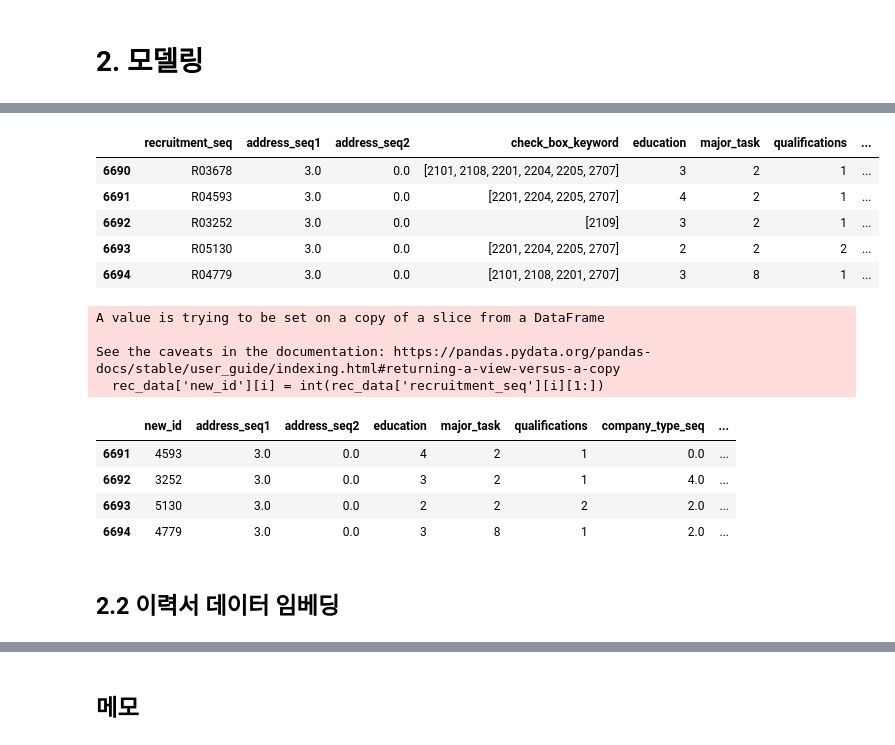
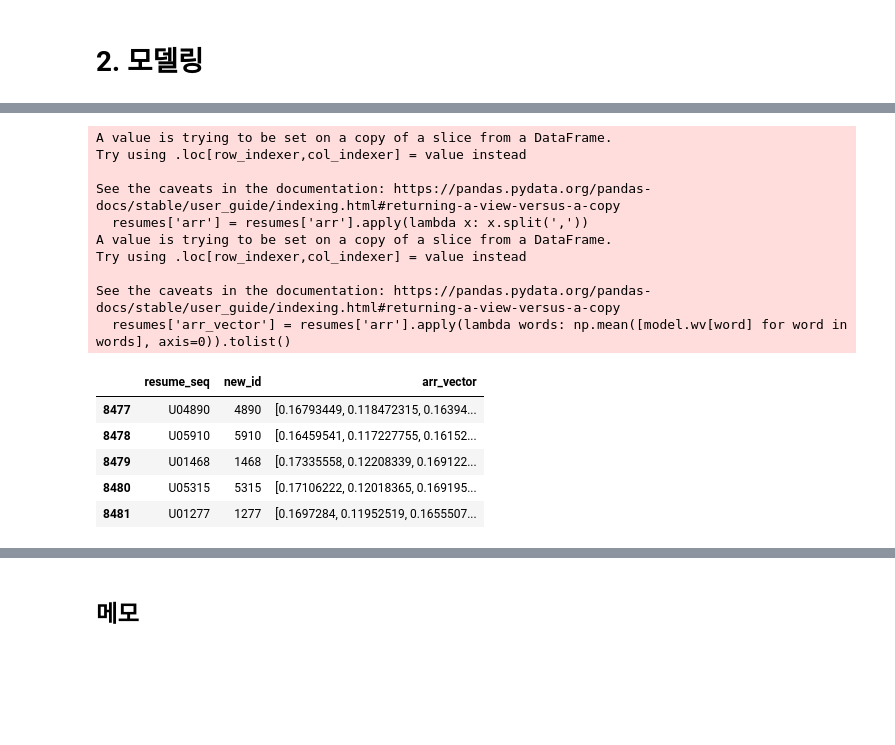
Before and after one commit to Kim-SeongSu/Dacon_Kookmin_University, a Jupyter notebook: kookmin_ai.ipynb, the cells around one changed output, grey strips where cells are left out. Saved outputs shown, nothing was run; the diff lists cells and outputs as text; code cells hidden in the pictures; blank space fills up the shorter version.

Commit message:
Update: modeling test complete
모델링 테스트 완료
- 이력서 전체 컬럼 코사인 유사도 + Nearest Neighbors 모델 ver.

```diff
--- a/kookmin_ai.ipynb
+++ b/kookmin_ai.ipynb
@@ -940,0 +866,14 @@ rec_data.tail(5)
+# %%
+# 이력서 새로운 id 부여
+resumes = res_data[['resume_seq']]
+
+resumes['new_id'] = 0
+for i in range(len(resumes)):
+    resumes['new_id'][i] = int(res_data['resume_seq'][i][1:])
+
+# 모든 데이터를 합친 문자열 데이터 입력
+resumes['arr'] = ''
+for i in range(len(res_data)):
+    resumes['arr'][i] = ', '.join(str(i) for i in res_data.loc[i][1:].tolist())
+
+resumes.tail(5)
@@ -941,41 +905,28 @@ rec_data.tail(5)
 # %%
-from gensim.models import Word2Vec
+# 문자열에 대한 벡터표현 생성
+resumes['arr'] = resumes['arr'].apply(lambda x: x.split(','))
+model = Word2Vec(resumes['arr'], vector_size=500, window=5, min_count=1, sg=0)
+resumes['arr_vector'] = resumes['arr'].apply(lambda words: np.mean([model.wv[word] for word in words], axis=0)).tolist()
 
-# 텍스트 데이터를 단어로 분할
-rec_data['check_box_keyword'] = rec_data['check_box_keyword'].apply(lambda x: x.split(';'))
+# language_score 컬럼 제거
+resumes = resumes.drop(['arr'], axis='columns')
 
-# Word2Vec 모델 학습
-model = Word2Vec(rec_data['check_box_keyword'], vector_size=100, window=5, min_count=1, sg=0)
-
-# 각 채용공고에 대한 벡터 표현 생성
-rec_data['check_box_keyword_vector'] = rec_data['check_box_keyword'].apply(lambda words: np.mean([model.wv[word] for word in words], axis=0))
-rec_data.tail(5)
+# 확인
+resumes.tail(5)
 # %% [output]
+A value is trying to be set on a copy of a slice from a DataFrame.
+Try using .loc[row_indexer,col_indexer] = value instead
+
+See the caveats in the documentation: https://pandas.pydata.org/pandas-docs/stable/user_guide/indexing.html#returning-a-view-versus-a-copy
+  resumes['arr'] = resumes['arr'].apply(lambda x: x.split(','))
+A value is trying to be set on a copy of a slice from a DataFrame.
+Try using .loc[row_indexer,col_indexer] = value instead
+
+See the caveats in the documentation: https://pandas.pydata.org/pandas-docs/stable/user_guide/indexing.html#returning-a-view-versus-a-copy
+  resumes['arr_vector'] = resumes['arr'].apply(lambda words: np.mean([model.wv[word] for word in words], axis=0)).tolist()
-|  | recruitment_seq | address_seq1 | address_seq2 | check_box_keyword | education | major_task | qualifications | ... |
-| 6690 | R03678 | 3.0 | 0.0 | [2101, 2108, 2201, 2204, 2205, 2707] | 3 | 2 | 1 | ... |
-| 6691 | R04593 | 3.0 | 0.0 | [2201, 2204, 2205, 2707] | 4 | 2 | 1 | ... |
-| 6692 | R03252 | 3.0 | 0.0 | [2109] | 3 | 2 | 1 | ... |
-| 6693 | R05130 | 3.0 | 0.0 | [2201, 2204, 2205, 2707] | 2 | 2 | 2 | ... |
-| 6694 | R04779 | 3.0 | 0.0 | [2101, 2108, 2201, 2707] | 3 | 8 | 1 | ... |
+|  | resume_seq | new_id | arr_vector |
+| 8477 | U04890 | 4890 | [0.16793449, 0.118472315, 0.16394... |
+| 8478 | U05910 | 5910 | [0.16459541, 0.117227755, 0.16152... |
+| 8479 | U01468 | 1468 | [0.17335558, 0.12208339, 0.169122... |
+| 8480 | U05315 | 5315 | [0.17106222, 0.12018365, 0.169195... |
+| 8481 | U01277 | 1277 | [0.1697284, 0.11952519, 0.1655507... |
-# %%
-# recruitment_seq 숫자로 변경
-rec_data['new_id'] = 0
-for i in range(len(rec_data)):
-    rec_data['new_id'][i] = int(rec_data['recruitment_seq'][i][1:])
-
-
-# rec_data 재구성
-rec_data = rec_data[['new_id','address_seq1','address_seq2','education','major_task','qualifications','company_type_seq','supply_kind','employee','check_box_keyword_vector']]
-
-# 데이터 확인
-rec_data.tail(4)
-# %% [output]
-A value is trying to be set on a copy of a slice from a DataFrame
-
-See the caveats in the documentation: https://pandas.pydata.org/pandas-docs/stable/user_guide/indexing.html#returning-a-view-versus-a-copy
-  rec_data['new_id'][i] = int(rec_data['recruitment_seq'][i][1:])
-|  | new_id | address_seq1 | address_seq2 | education | major_task | qualifications | company_type_seq | ... |
-| 6691 | 4593 | 3.0 | 0.0 | 4 | 2 | 1 | 0.0 | ... |
-| 6692 | 3252 | 3.0 | 0.0 | 3 | 2 | 1 | 4.0 | ... |
-| 6693 | 5130 | 3.0 | 0.0 | 2 | 2 | 2 | 2.0 | ... |
-| 6694 | 4779 | 3.0 | 0.0 | 3 | 8 | 1 | 2.0 | ... |
@@ -988,2 +932,0 @@ job_ad_data.tail(5)
-# %% [markdown]
-## 2.2 이력서 데이터 임베딩
```
Also changed, not shown: parts of 22 cells of this notebook.
